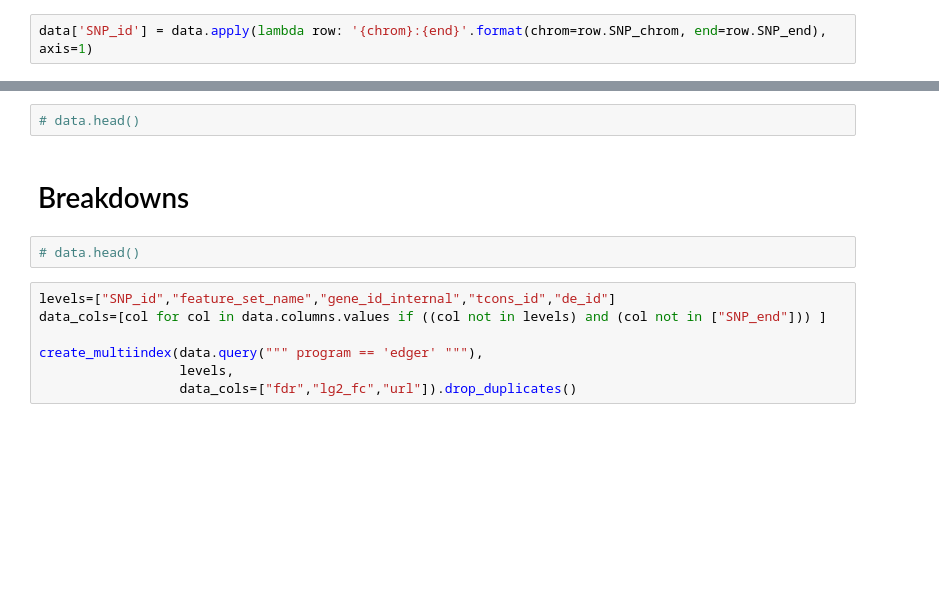
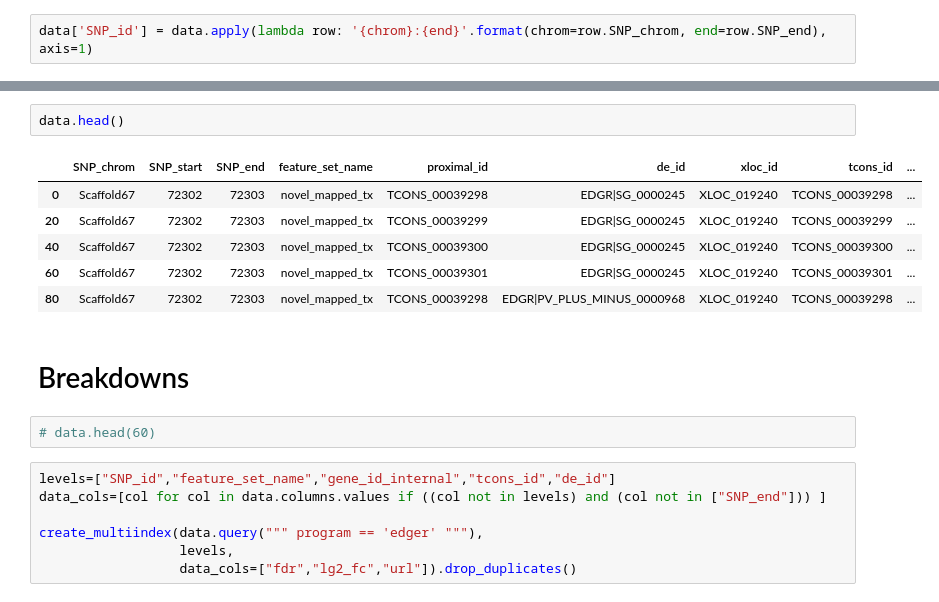
Before and after one commit to xguse/ipy_notebooks, a Jupyter notebook: YALE/ddrad58/2016-04-05__SNPs_near_or_in_Gmm_DE_look_at_results.ipynb, the cells around one changed output, grey strips where cells are left out. Saved outputs shown, nothing was run; the diff lists cells and outputs as text; blank space fills up the shorter version.

```diff
--- a/YALE/ddrad58/2016-04-05__SNPs_near_or_in_Gmm_DE_look_at_results.ipynb
+++ b/YALE/ddrad58/2016-04-05__SNPs_near_or_in_Gmm_DE_look_at_results.ipynb
@@ -175,9 +184,16 @@ data['SNP_id'] = data.apply(lambda row: '{chrom}:{end}'.format(chrom=row.SNP_chr
-# %%
-# data.head()
+# %%
+data.head()
+# %% [output]
+|  | SNP_chrom | SNP_start | SNP_end | feature_set_name | proximal_id | de_id | xloc_id | tcons_id | ... |
+| 0 | Scaffold67 | 72302 | 72303 | novel_mapped_tx | TCONS_00039298 | EDGR|SG_0000245 | XLOC_019240 | TCONS_00039298 | ... |
+| 20 | Scaffold67 | 72302 | 72303 | novel_mapped_tx | TCONS_00039299 | EDGR|SG_0000245 | XLOC_019240 | TCONS_00039299 | ... |
+| 40 | Scaffold67 | 72302 | 72303 | novel_mapped_tx | TCONS_00039300 | EDGR|SG_0000245 | XLOC_019240 | TCONS_00039300 | ... |
+| 60 | Scaffold67 | 72302 | 72303 | novel_mapped_tx | TCONS_00039301 | EDGR|SG_0000245 | XLOC_019240 | TCONS_00039301 | ... |
+| 80 | Scaffold67 | 72302 | 72303 | novel_mapped_tx | TCONS_00039298 | EDGR|PV_PLUS_MINUS_0000968 | XLOC_019240 | TCONS_00039298 | ... |
 # %% [markdown]
 # Breakdowns
 # %%
-# data.head()
+# data.head(60)
 # %%
 levels=["SNP_id","feature_set_name","gene_id_internal","tcons_id","de_id"]
 data_cols=[col for col in data.columns.values if ((col not in levels) and (col not in ["SNP_end"])) ]
```
Also changed, not shown: parts of 3 cells of this notebook, 6 other files.
